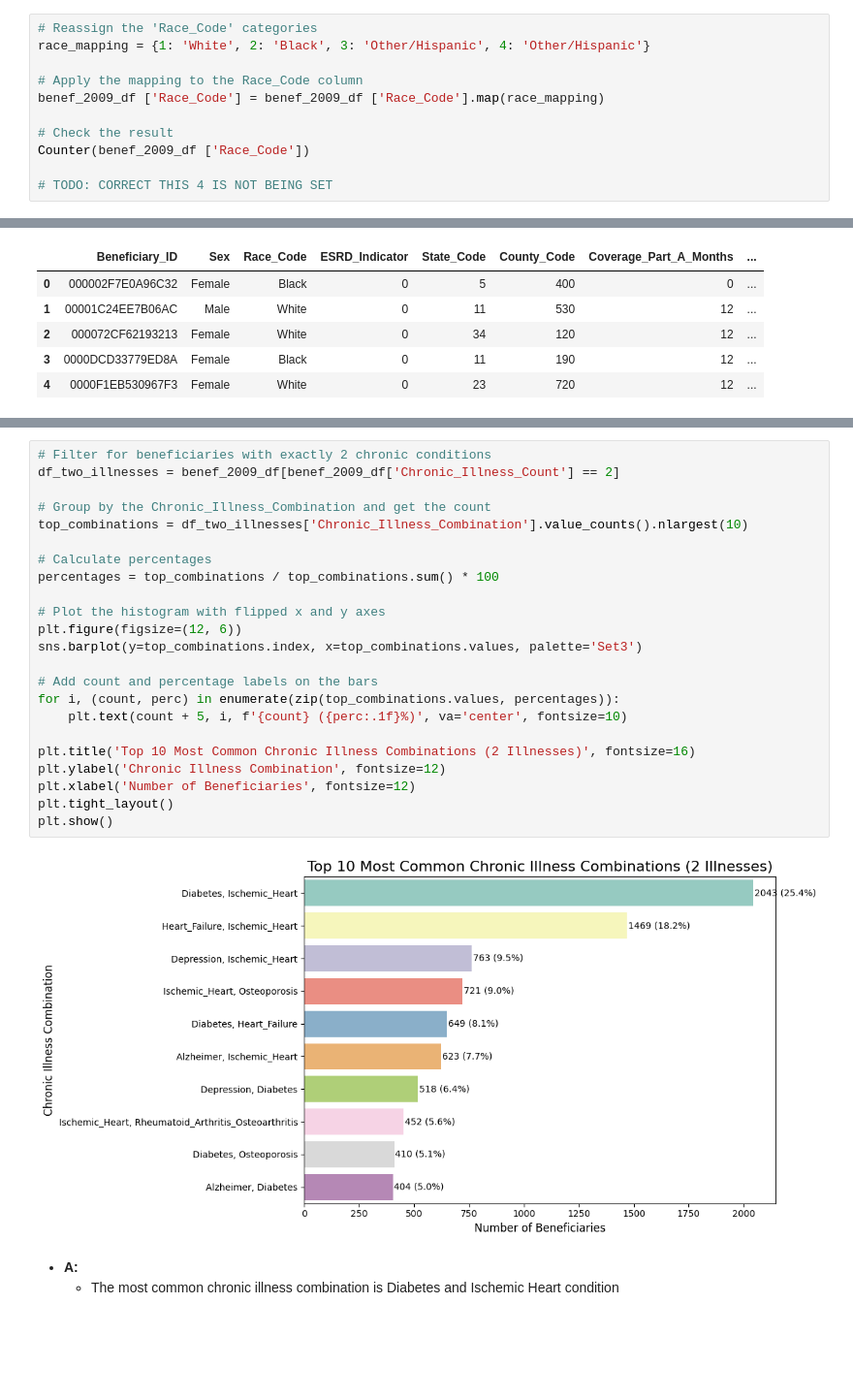
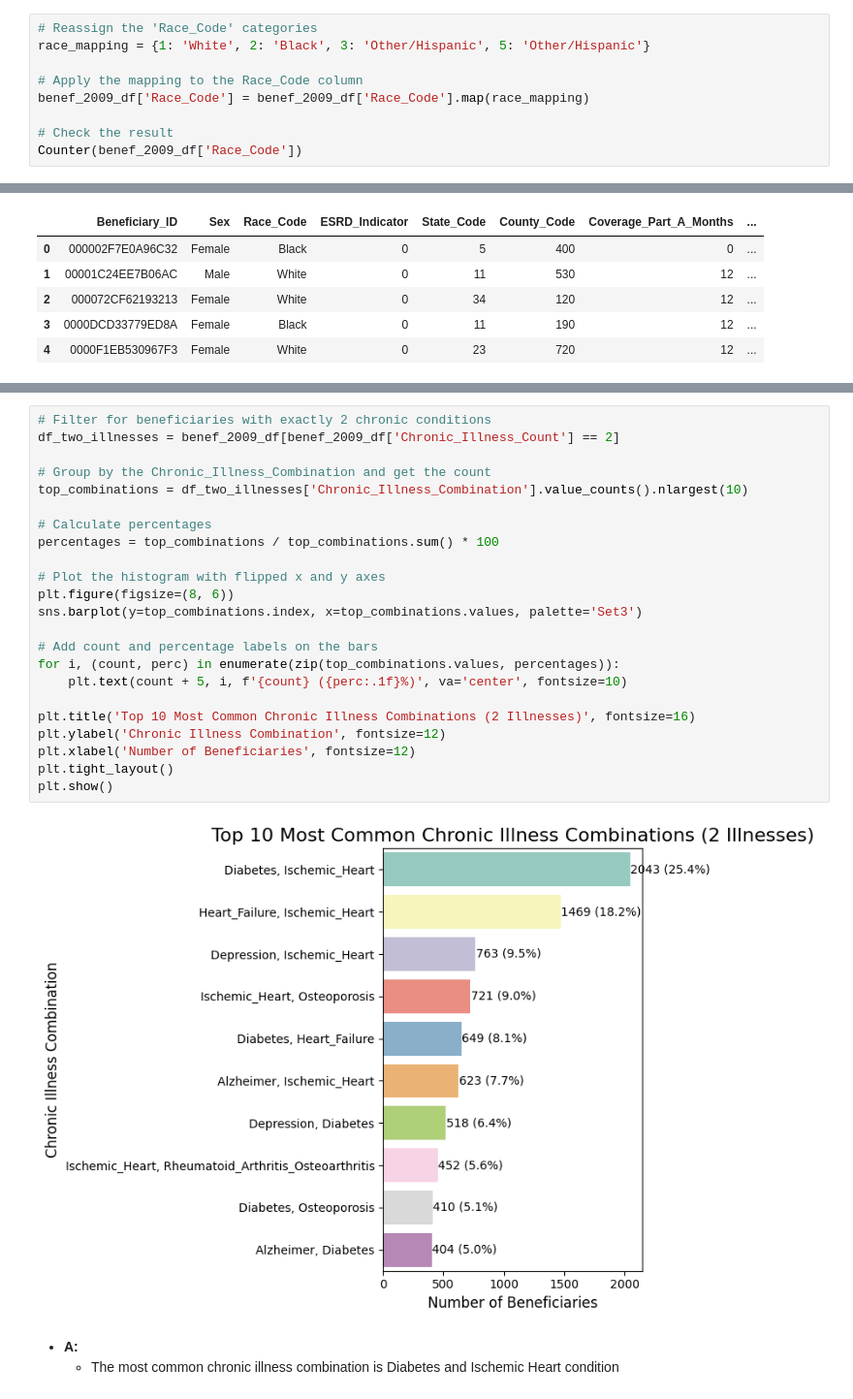
Before and after one commit to rameshs-data/Chronic_Care_Cost_Benchmarking, a Jupyter notebook: notebook/1_EDA.ipynb, the cells around one changed output, grey strips where cells are left out. Shown at 97% size. Cells and saved outputs as stored; diff of their text form; blank space fills up the shorter version.

```diff
--- a/notebook/1_EDA.ipynb
+++ b/notebook/1_EDA.ipynb
@@ -417,13 +417,11 @@ Counter({'Female': 63545, 'Male': 51096})
 # (4916+2630)/(94945+12141+4916+2639)
 # %%
 # Reassign the 'Race_Code' categories
-race_mapping = {1: 'White', 2: 'Black', 3: 'Other/Hispanic', 4: 'Other/Hispanic'}
+race_mapping = {1: 'White', 2: 'Black', 3: 'Other/Hispanic', 5: 'Other/Hispanic'}
 
 # Apply the mapping to the Race_Code column
-benef_2009_df ['Race_Code'] = benef_2009_df ['Race_Code'].map(race_mapping)
+benef_2009_df['Race_Code'] = benef_2009_df['Race_Code'].map(race_mapping)
 
 # Check the result
-Counter(benef_2009_df ['Race_Code'])
-
-# TODO: CORRECT THIS 4 IS NOT BEING SET
+Counter(benef_2009_df['Race_Code'])
 # %% [output]
@@ -695,28 +708,28 @@ benef_2009_df.head()
 # %%
 # Filter for beneficiaries with exactly 2 chronic conditions
 df_two_illnesses = benef_2009_df[benef_2009_df['Chronic_Illness_Count'] == 2]
 
 # Group by the Chronic_Illness_Combination and get the count
 top_combinations = df_two_illnesses['Chronic_Illness_Combination'].value_counts().nlargest(10)
 
 # Calculate percentages
 percentages = top_combinations / top_combinations.sum() * 100
 
 # Plot the histogram with flipped x and y axes
-plt.figure(figsize=(12, 6))
+plt.figure(figsize=(8, 6))
 sns.barplot(y=top_combinations.index, x=top_combinations.values, palette='Set3')
 
 # Add count and percentage labels on the bars
 for i, (count, perc) in enumerate(zip(top_combinations.values, percentages)):
     plt.text(count + 5, i, f'{count} ({perc:.1f}%)', va='center', fontsize=10)
 
 plt.title('Top 10 Most Common Chronic Illness Combinations (2 Illnesses)', fontsize=16)
 plt.ylabel('Chronic Illness Combination', fontsize=12)
 plt.xlabel('Number of Beneficiaries', fontsize=12)
 plt.tight_layout()
 plt.show()
 # %% [output]
-[figure, old version]
+[figure, new version]
 # %% [markdown]
 - **A:**
     - The most common chronic illness combination is Diabetes and Ischemic Heart condition
```
Also changed, not shown: parts of 20 cells of this notebook.
